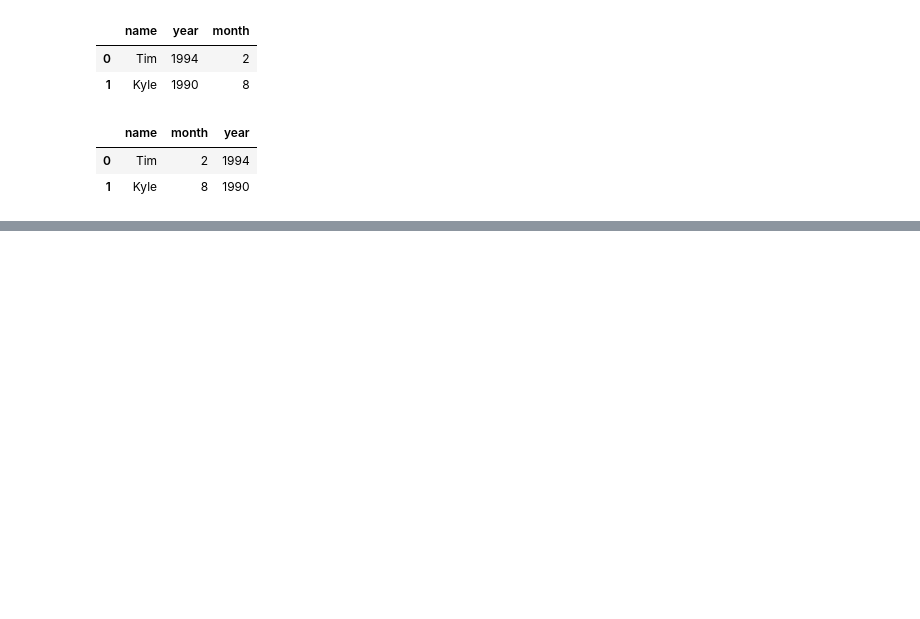
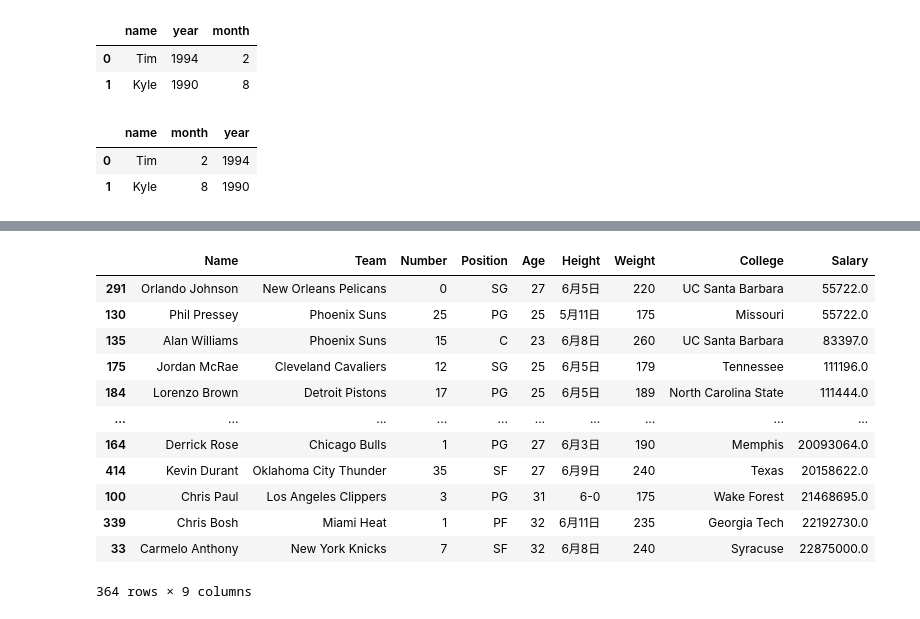
Before and after one commit to tim530712345/20210612_pandas, a Jupyter notebook: pandas.ipynb, the cells around one changed output, grey strips where cells are left out. Drawn from its saved outputs; the diff is of its cells as text; code cells hidden in the pictures; blank space fills up the shorter version.

```diff
--- a/pandas.ipynb
+++ b/pandas.ipynb
@@ -55,0 +151,4 @@ df.tail(5) # 後五筆資料
+# %%
+# dropna(): 刪除NaN(空值)的資料 無法判斷資料的正確與否
+nbanew = nba.dropna()
+nbanew.info()
@@ -55,0 +189,17 @@ df.tail(5) # 後五筆資料
+# %%
+# 資料做排序
+nbanew.sort_values('Salary')
+# %% [output]
+|  | Name | Team | Number | Position | Age | Height | Weight | College | Salary |
+| 291 | Orlando Johnson | New Orleans Pelicans | 0 | SG | 27 | 6月5日 | 220 | UC Santa Barbara | 55722.0 |
+| 130 | Phil Pressey | Phoenix Suns | 25 | PG | 25 | 5月11日 | 175 | Missouri | 55722.0 |
+| 135 | Alan Williams | Phoenix Suns | 15 | C | 23 | 6月8日 | 260 | UC Santa Barbara | 83397.0 |
+| 175 | Jordan McRae | Cleveland Cavaliers | 12 | SG | 25 | 6月5日 | 179 | Tennessee | 111196.0 |
+| 184 | Lorenzo Brown | Detroit Pistons | 17 | PG | 25 | 6月5日 | 189 | North Carolina State | 111444.0 |
+| ... | ... | ... | ... | ... | ... | ... | ... | ... | ... |
+| 164 | Derrick Rose | Chicago Bulls | 1 | PG | 27 | 6月3日 | 190 | Memphis | 20093064.0 |
+| 414 | Kevin Durant | Oklahoma City Thunder | 35 | SF | 27 | 6月9日 | 240 | Texas | 20158622.0 |
+| 100 | Chris Paul | Los Angeles Clippers | 3 | PG | 31 | 6-0 | 175 | Wake Forest | 21468695.0 |
+| 339 | Chris Bosh | Miami Heat | 1 | PF | 32 | 6月11日 | 235 | Georgia Tech | 22192730.0 |
+| 33 | Carmelo Anthony | New York Knicks | 7 | SF | 32 | 6月8日 | 240 | Syracuse | 22875000.0 |
+364 rows × 9 columns
```
Also changed, not shown: parts of 10 cells of this notebook.
